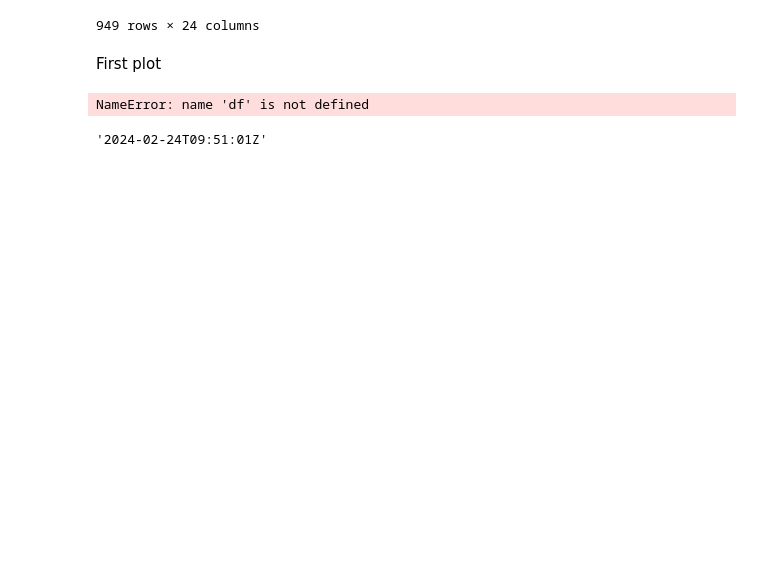
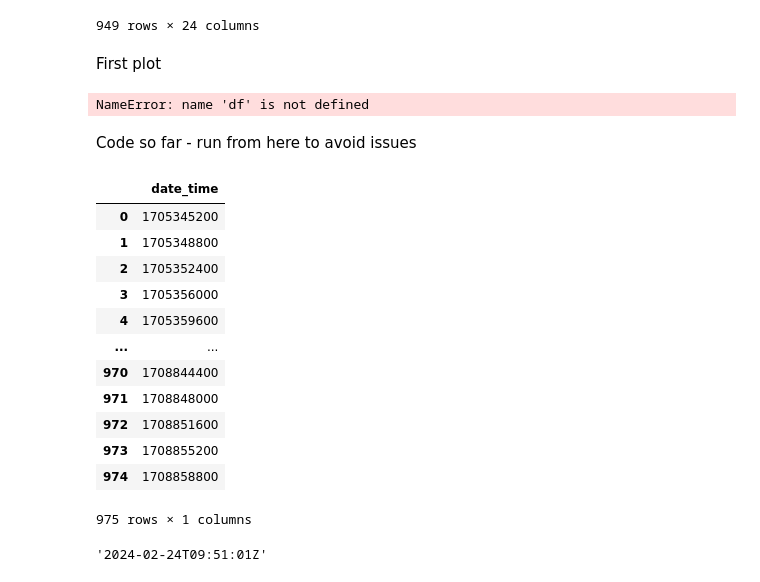
Before and after one commit to Jackleept/Weather, a Jupyter notebook: scratch.ipynb, the cells around one changed output. Saved outputs shown, nothing was run; the diff lists cells and outputs as text; code cells hidden in the pictures; blank space fills up the shorter version.

```diff
--- a/scratch.ipynb
+++ b/scratch.ipynb
@@ -1372,3 +1372,5 @@ def load_old_data():
 load_old_data()
 # %% [output]
 NameError: name 'df' is not defined
+# %% [markdown]
+Code so far - run from here to avoid issues
@@ -1375,3 +1577,20 @@ NameError: name 'df' is not defined
+# %%
+df = pd.read_sql_query('''SELECT date_time FROM weather''', conn)
+df.sort_values('date_time')
+# %% [output]
+|  | date_time |
+| 0 | 1705345200 |
+| 1 | 1705348800 |
+| 2 | 1705352400 |
+| 3 | 1705356000 |
+| 4 | 1705359600 |
+| ... | ... |
+| 970 | 1708844400 |
+| 971 | 1708848000 |
+| 972 | 1708851600 |
+| 973 | 1708855200 |
+| 974 | 1708858800 |
+975 rows × 1 columns
 # %%
 from datetime import datetime
 
```
Also changed, not shown: parts of 2 cells of this notebook, 2 other files.
